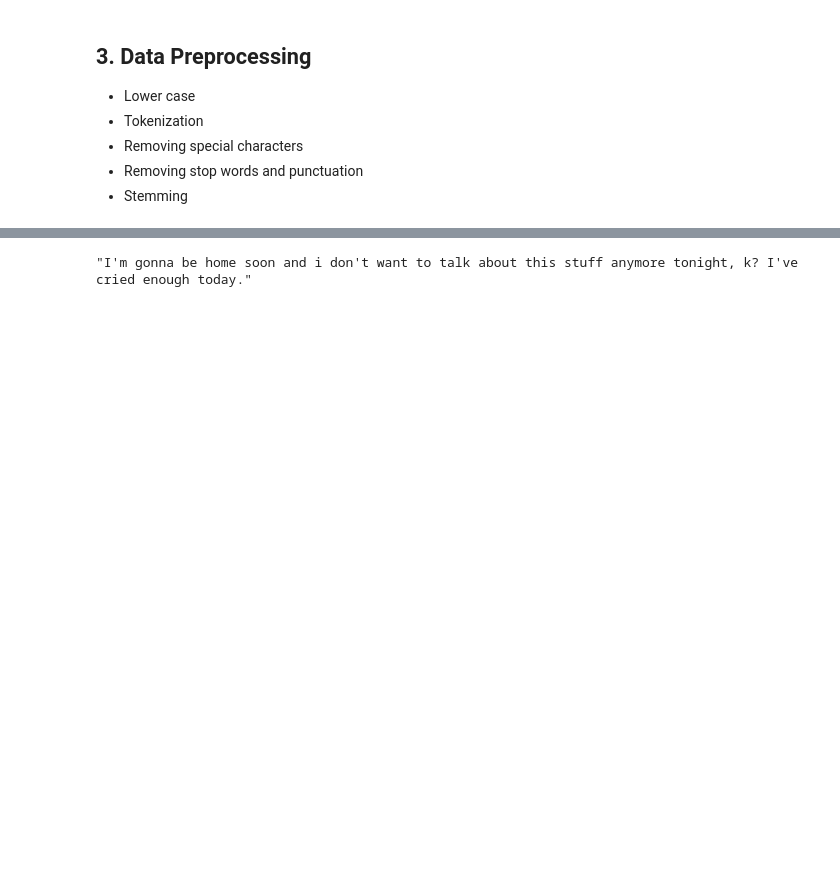
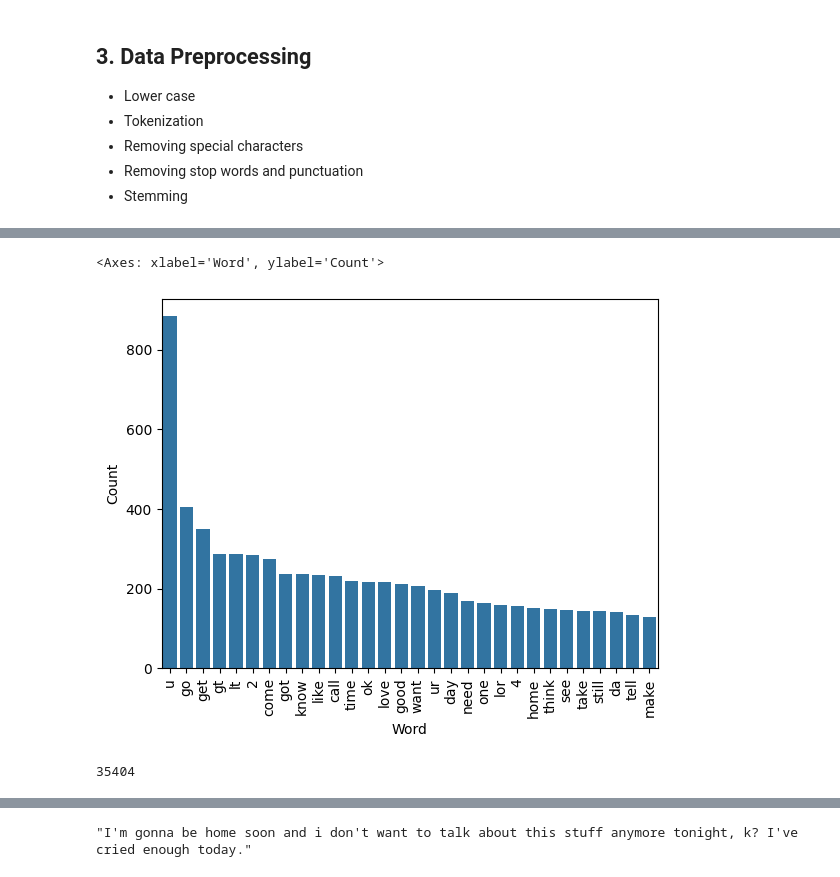
Before and after one commit to Bharatgaur/Email-Spam-Classifier-or-SMS-Spam-Classifier, a Jupyter notebook: sms_spam_detection.ipynb, the cells around one changed output, grey strips where cells are left out. Saved outputs shown, nothing was run; the diff lists cells and outputs as text; code cells hidden in the pictures; blank space fills up the shorter version.

```diff
--- a/sms_spam_detection.ipynb
+++ b/sms_spam_detection.ipynb
@@ -370,3 +741,28 @@ sns.pairplot(df,hue='target')
+# %%
+ham_corpus = []
+for msg in df[df['target']==0]['transformed_text'].tolist():
+  for word in msg.split():
+    ham_corpus.append(word)
+# %%
+from collections import Counter
+import pandas as pd
+import seaborn as sns
+
+# Get the 30 most common items
+common_items2 = Counter(ham_corpus).most_common(30)
+
+# Convert to DataFrame
+df_common2 = pd.DataFrame(common_items2, columns=['Word', 'Count'])
+plt.xticks(rotation='vertical')
+# Plot using seaborn
+sns.barplot(x='Word', y='Count', data=df_common2)
+# %% [output]
+<Axes: xlabel='Word', ylabel='Count'>
+[figure, added]
+# %%
+len(ham_corpus)
+# %% [output]
+35404
 # %%
 def transform_text(text):
     text = text.lower()
```
Also changed, not shown: parts of 49 cells of this notebook.
